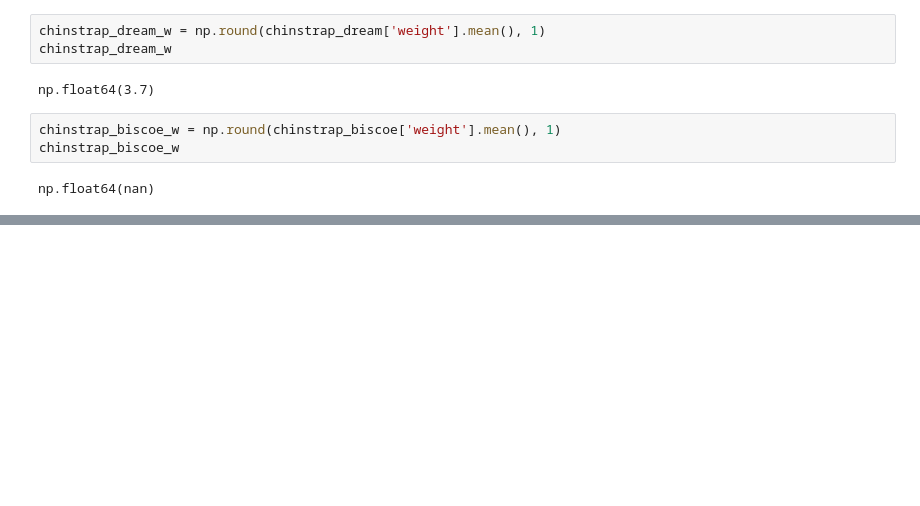
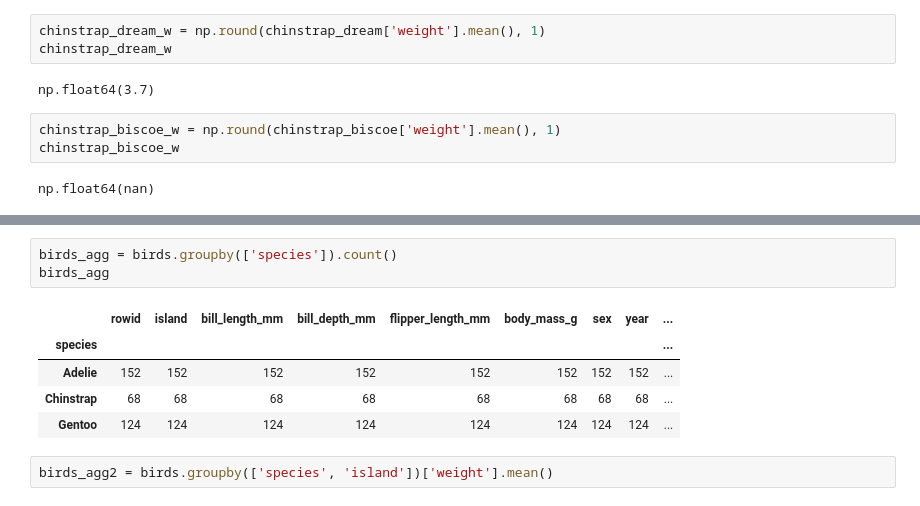
Before and after one commit to akagail/ITD-3B, a Jupyter notebook: ITD-3B/activity2.ipynb, the cells around one changed output, grey strips where cells are left out. Saved outputs shown, nothing was run; the diff lists cells and outputs as text; blank space fills up the shorter version.

```diff
--- a/ITD-3B/activity2.ipynb
+++ b/ITD-3B/activity2.ipynb
@@ -635,0 +654,11 @@ np.float64(nan)
+# %%
+birds_agg = birds.groupby(['species']).count()
+birds_agg
+# %% [output]
+|  | rowid | island | bill_length_mm | bill_depth_mm | flipper_length_mm | body_mass_g | sex | year | ... |
+| species |  |  |  |  |  |  |  |  | ... |
+| Adelie | 152 | 152 | 152 | 152 | 152 | 152 | 152 | 152 | ... |
+| Chinstrap | 68 | 68 | 68 | 68 | 68 | 68 | 68 | 68 | ... |
+| Gentoo | 124 | 124 | 124 | 124 | 124 | 124 | 124 | 124 | ... |
+# %%
+birds_agg2 = birds.groupby(['species', 'island'])['weight'].mean()
```
Also changed, not shown: parts of 36 cells of this notebook, 2 other files.
